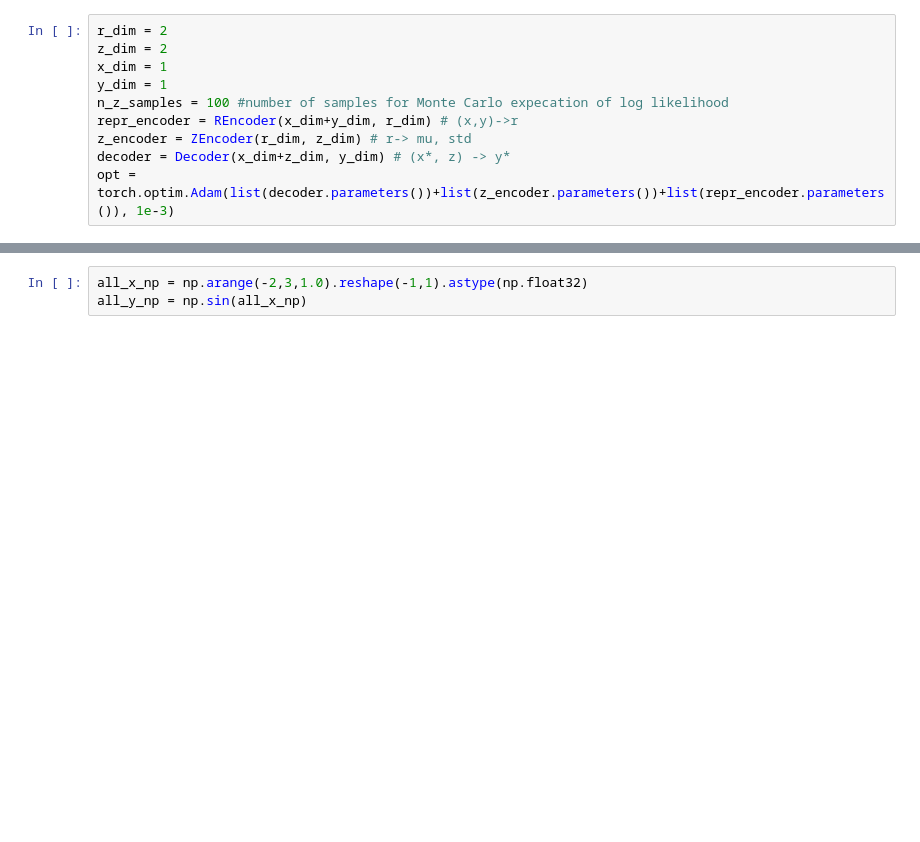
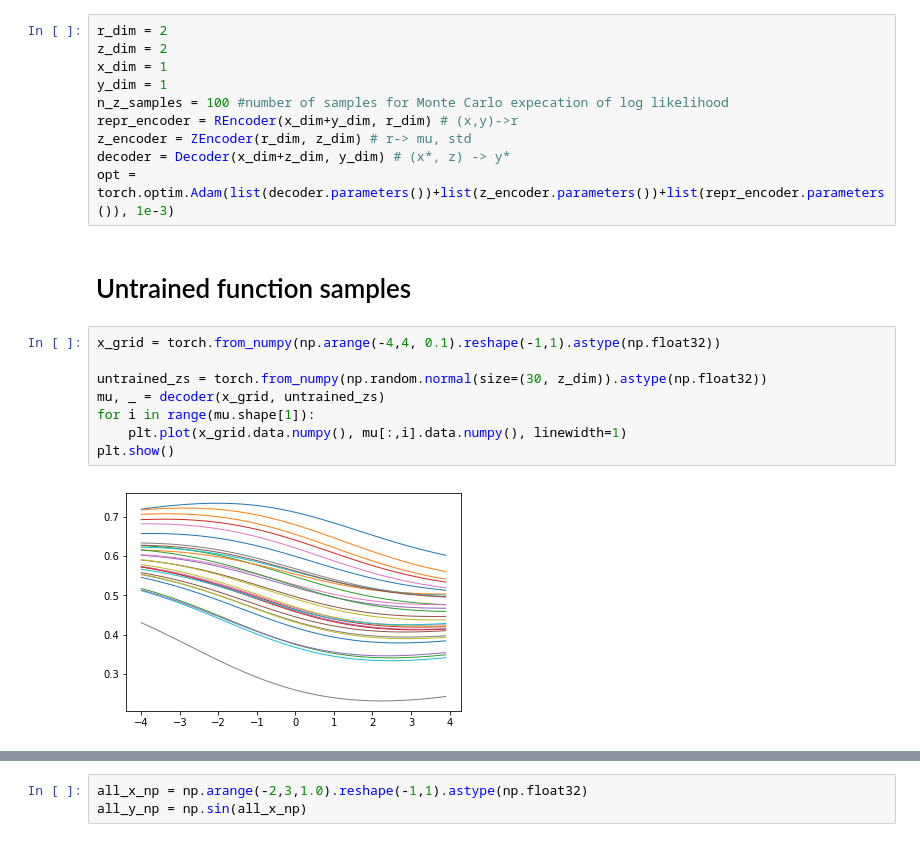
Before and after one commit to chrisorm/Machine-Learning, a Jupyter notebook: Neural GP.ipynb, the cells around one changed output, grey strips where cells are left out. Saved outputs shown, nothing was run; the diff lists cells and outputs as text; blank space fills up the shorter version.

```diff
--- a/Neural GP.ipynb
+++ b/Neural GP.ipynb
@@ -80,3 +80,15 @@ repr_encoder = REncoder(x_dim+y_dim, r_dim) # (x,y)->r
 z_encoder = ZEncoder(r_dim, z_dim) # r-> mu, std
 decoder = Decoder(x_dim+z_dim, y_dim) # (x*, z) -> y*
 opt = torch.optim.Adam(list(decoder.parameters())+list(z_encoder.parameters())+list(repr_encoder.parameters()), 1e-3)
+# %% [markdown]
+# Untrained function samples
+# %%
+x_grid = torch.from_numpy(np.arange(-4,4, 0.1).reshape(-1,1).astype(np.float32))
+
+untrained_zs = torch.from_numpy(np.random.normal(size=(30, z_dim)).astype(np.float32))
+mu, _ = decoder(x_grid, untrained_zs)
+for i in range(mu.shape[1]):
+    plt.plot(x_grid.data.numpy(), mu[:,i].data.numpy(), linewidth=1)
+plt.show()
+# %% [output]
+[figure, added]
```
Also changed, not shown: parts of 5 cells of this notebook.
